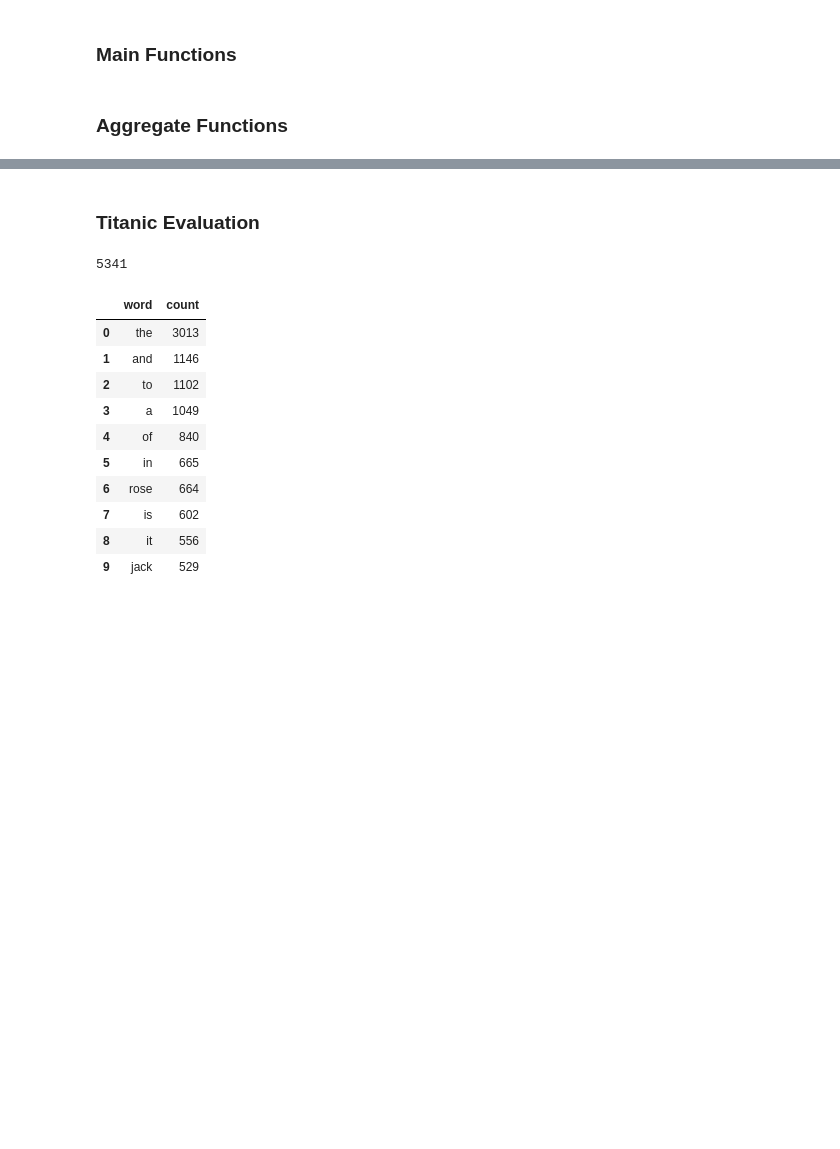
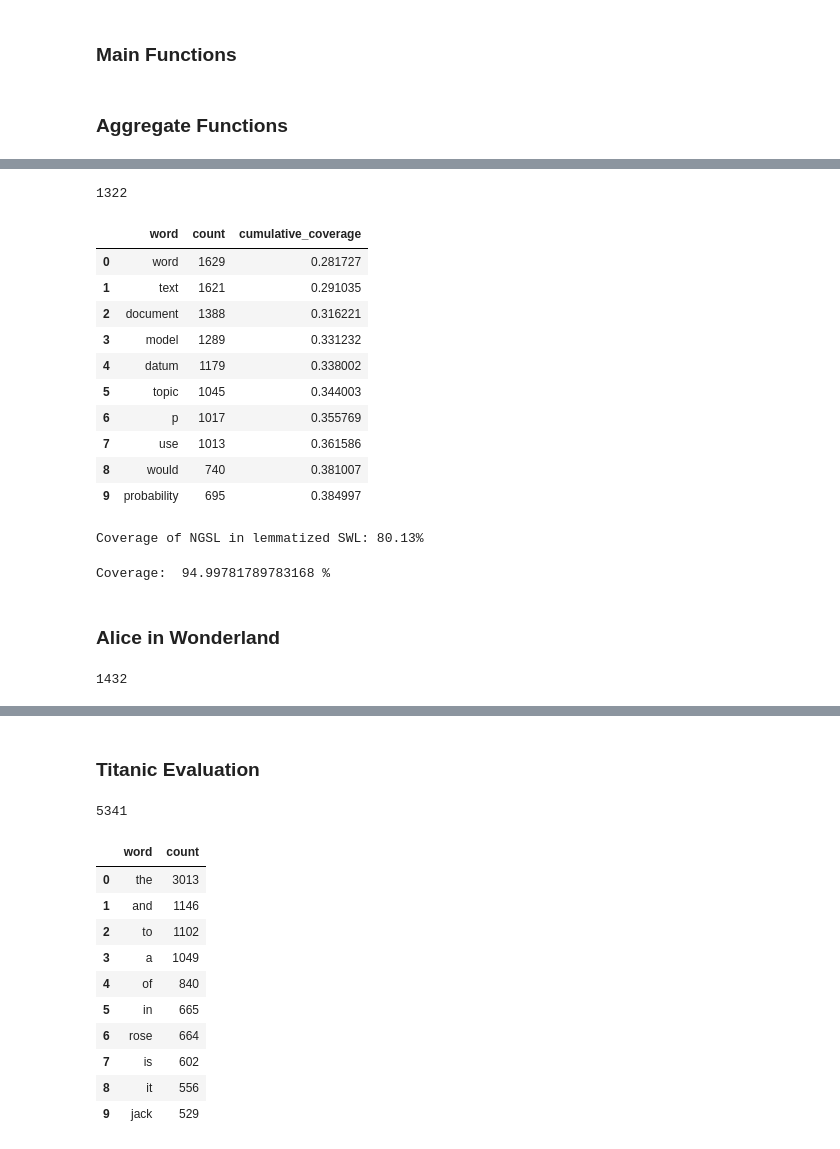
Before and after one commit to soum707/Significant-Word-List---NLP-Model, a Jupyter notebook: code.ipynb, the cells around one changed output, grey strips where cells are left out. Saved outputs shown, nothing was run; the diff lists cells and outputs as text; code cells hidden in the pictures; blank space fills up the shorter version.

```diff
--- a/code.ipynb
+++ b/code.ipynb
@@ -195,0 +258,36 @@ def compare_ngsl_lemmatized(lemmatized_df):
+# %%
+print(len(zhai_swl_no_sw))
+zhai_swl_no_sw.head(10)
+# %% [output]
+1322
+|  | word | count | cumulative_coverage |
+| 0 | word | 1629 | 0.281727 |
+| 1 | text | 1621 | 0.291035 |
+| 2 | document | 1388 | 0.316221 |
+| 3 | model | 1289 | 0.331232 |
+| 4 | datum | 1179 | 0.338002 |
+| 5 | topic | 1045 | 0.344003 |
+| 6 | p | 1017 | 0.355769 |
+| 7 | use | 1013 | 0.361586 |
+| 8 | would | 740 | 0.381007 |
+| 9 | probability | 695 | 0.384997 |
+# %%
+zhai_nawl_coverage = compare_ngsl_lemmatized(zhai_df)
+# %% [output]
+Coverage of NGSL in lemmatized SWL: 80.13%
+# %%
+zhai_swl_coverage = coverage(zhai_swl['count'], zhai_df['count'])
+# %% [output]
+Coverage:  94.99781789783168 %
+# %% [markdown]
+### Alice in Wonderland
+# %%
+alice_df = load_text_file("alice.txt")
+
+alice_tokens = tokenize_text(alice_df)
+
+alice_tokens = generate_frequncy_df(alice_tokens)
+
+len(alice_tokens)
+# %% [output]
+1432
```
Also changed, not shown: parts of 18 cells of this notebook.
